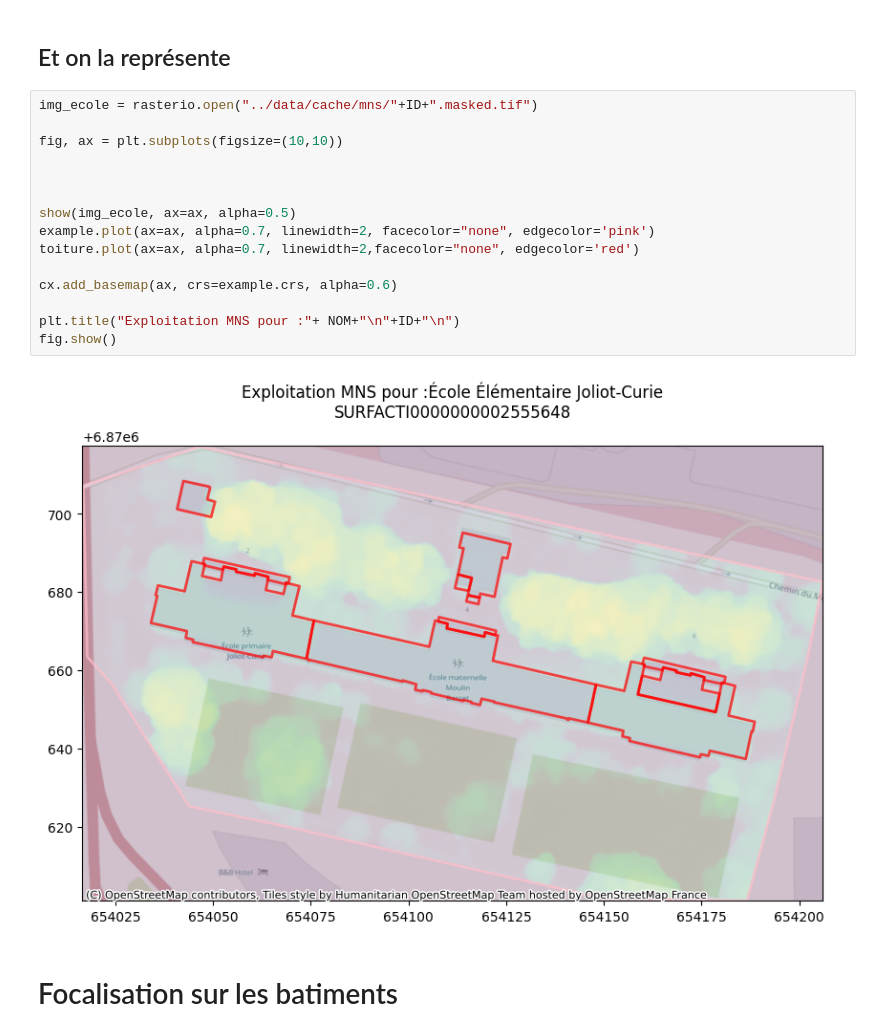
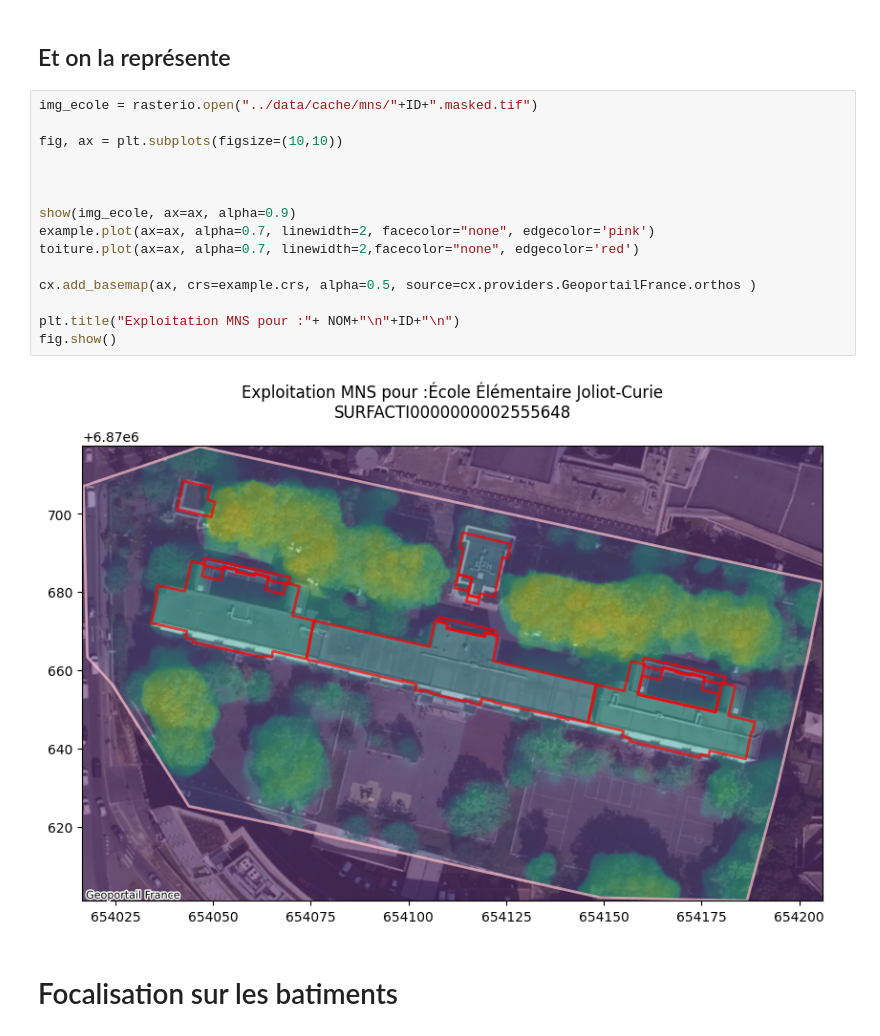
Before and after one commit to jbuiquan/13_potentiel_solaire, a Jupyter notebook: algorithme/notebooks/donnees_par_ecole.ipynb, the cells around one changed output. Saved outputs shown, nothing was run; the diff lists cells and outputs as text.

Commit message:
Meilleur équilibre alpha pour Geoportail.orthos vs MNS

```diff
--- a/algorithme/notebooks/donnees_par_ecole.ipynb
+++ b/algorithme/notebooks/donnees_par_ecole.ipynb
@@ -75,20 +75,20 @@ if not os.path.isfile(geotiff_cached):
 # %%
 img_ecole = rasterio.open("../data/cache/mns/"+ID+".masked.tif")
 
 fig, ax = plt.subplots(figsize=(10,10))
 
 
 
-show(img_ecole, ax=ax, alpha=0.5)
+show(img_ecole, ax=ax, alpha=0.9)
 example.plot(ax=ax, alpha=0.7, linewidth=2, facecolor="none", edgecolor='pink')
 toiture.plot(ax=ax, alpha=0.7, linewidth=2,facecolor="none", edgecolor='red')
 
-cx.add_basemap(ax, crs=example.crs, alpha=0.6)
+cx.add_basemap(ax, crs=example.crs, alpha=0.5, source=cx.providers.GeoportailFrance.orthos )
 
 plt.title("Exploitation MNS pour :"+ NOM+"\n"+ID+"\n")
 fig.show()
 # %% [output]
-[figure, old version]
+[figure, new version]
 # %% [markdown]
 # Focalisation sur les batiments
 # %%
```
